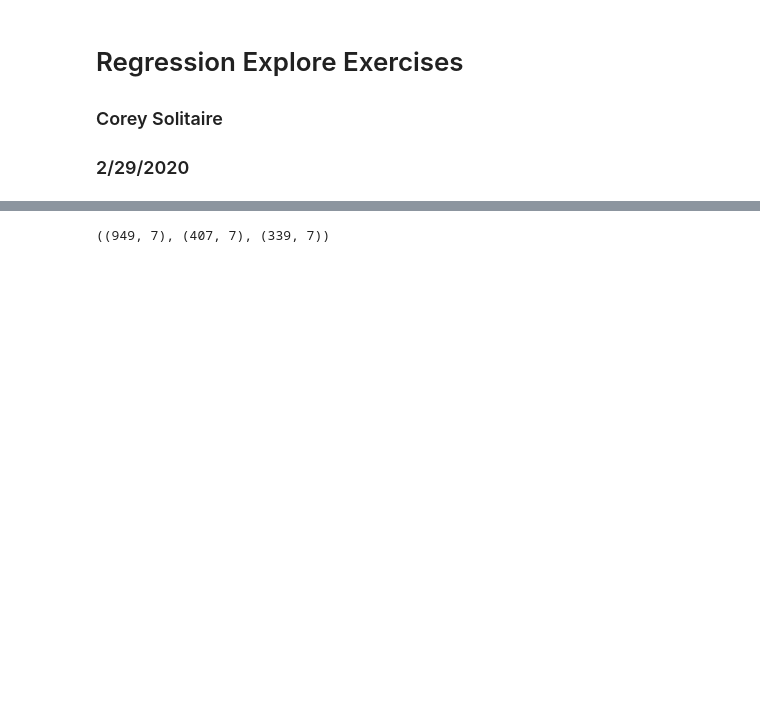
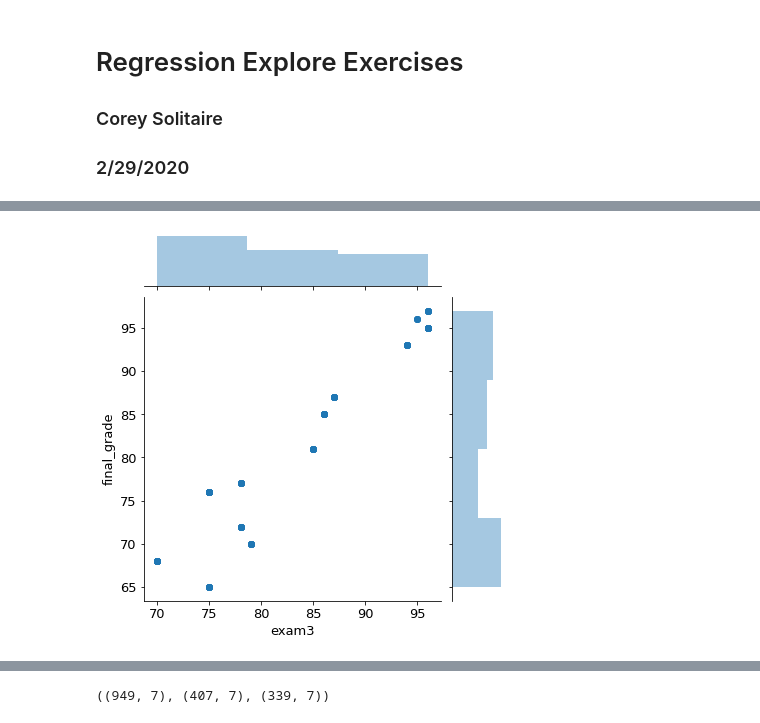
Before and after one commit to CSolitaire/regression-exercises, a Jupyter notebook: explore.ipynb, the cells around one changed output, grey strips where cells are left out. Saved outputs shown, nothing was run; the diff lists cells and outputs as text; code cells hidden in the pictures; blank space fills up the shorter version.

```diff
--- a/explore.ipynb
+++ b/explore.ipynb
@@ -16,0 +74,10 @@ from wrangle import wrangle_telco
+# %%
+# Examine relationship between exam 3 and final grades
+# exam1 and final_grade are both continuous data
+
+# Jointplot: Combination scatterplot and histogram
+
+sns.jointplot(x='exam3',y='final_grade', data=train)
+plt.show()
+# %% [output]
+[figure, added]
```
Also changed, not shown: parts of 72 cells of this notebook.
